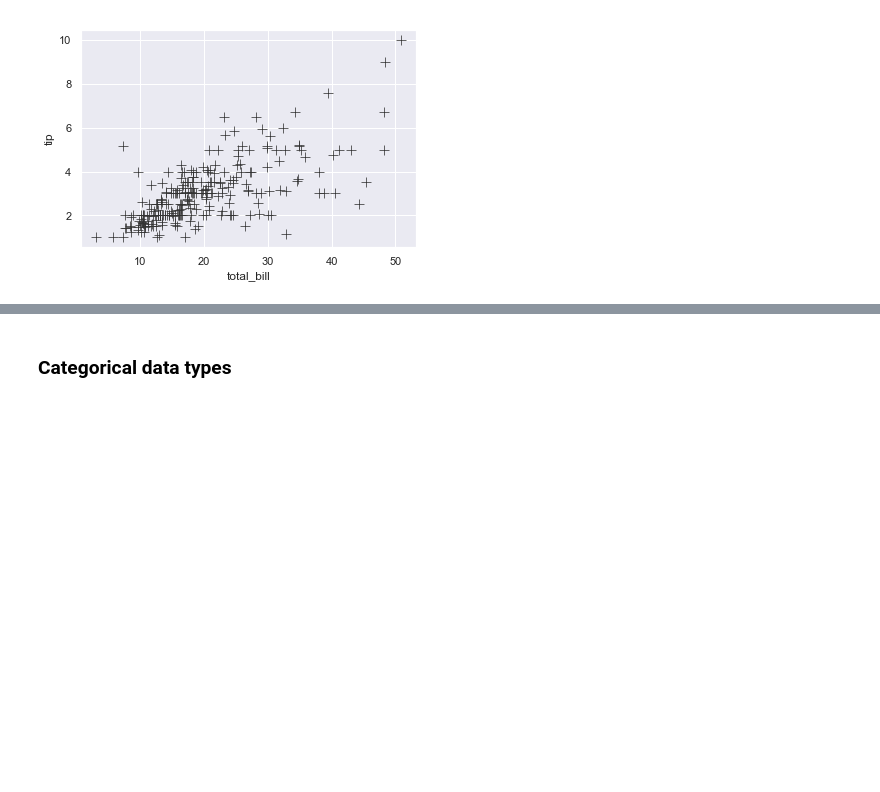
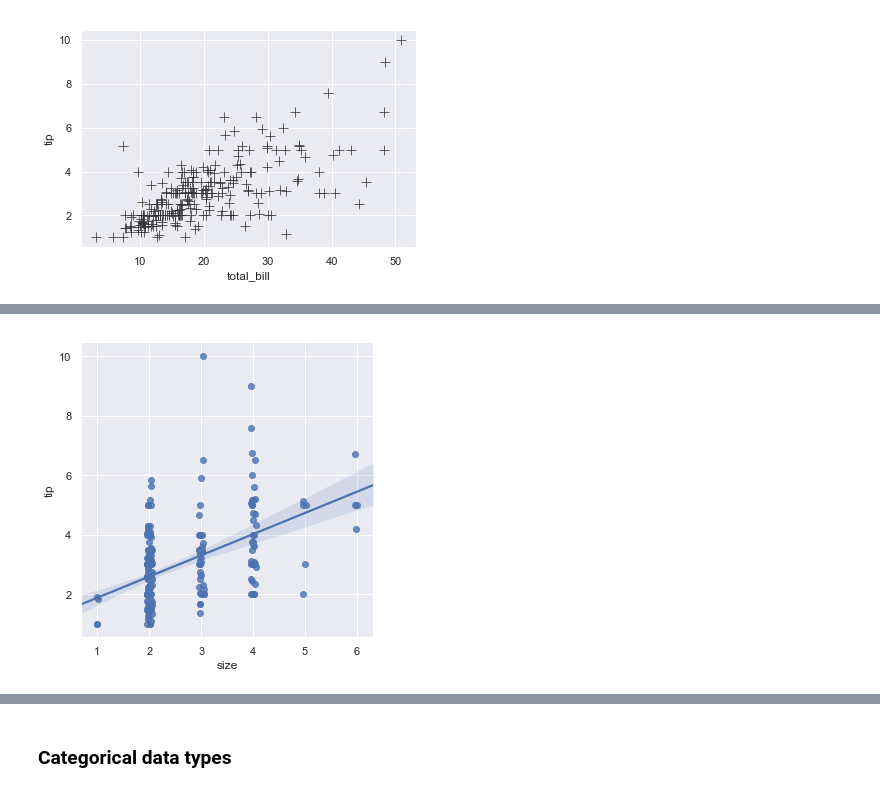
Before and after one commit to zaraquail/Tips-data-set-Fundamentals-of-Data-Analysis-Assessment-2019, a Jupyter notebook: Tips data set assignment.ipynb, the cells around one changed output, grey strips where cells are left out. Cells and saved outputs as stored; diff of their text form; code cells hidden in the pictures; blank space fills up the shorter version.

```diff
--- a/Tips data set assignment.ipynb
+++ b/Tips data set assignment.ipynb
@@ -247,0 +276,6 @@ lamdai(yi-mxi-c)2
+# %%
+# Adding random noise to th discrete values.[5]
+
+sns.lmplot(x="size", y="tip", data=tips, x_jitter=.05);
+# %% [output]
+[figure, added]
```
Also changed, not shown: parts of 9 cells of this notebook.
